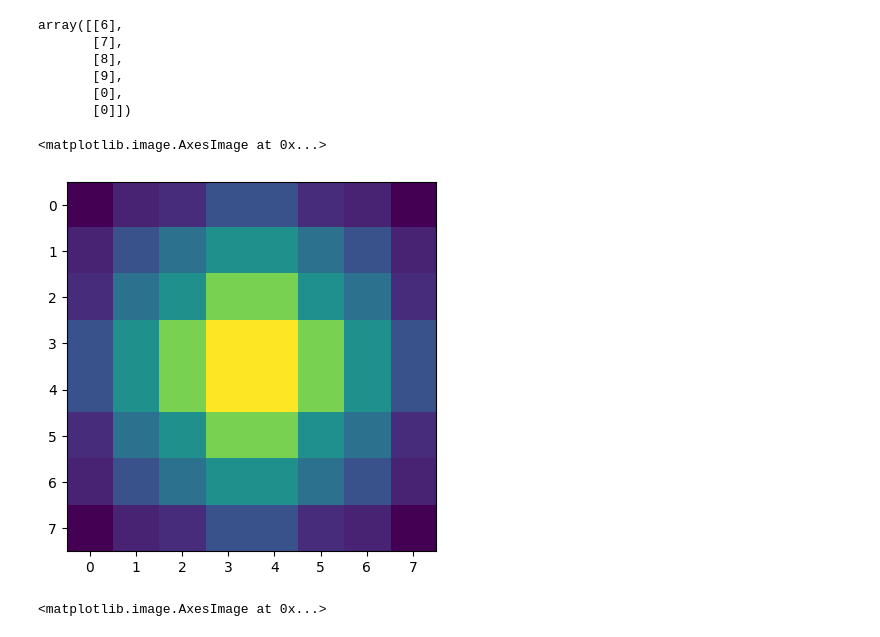
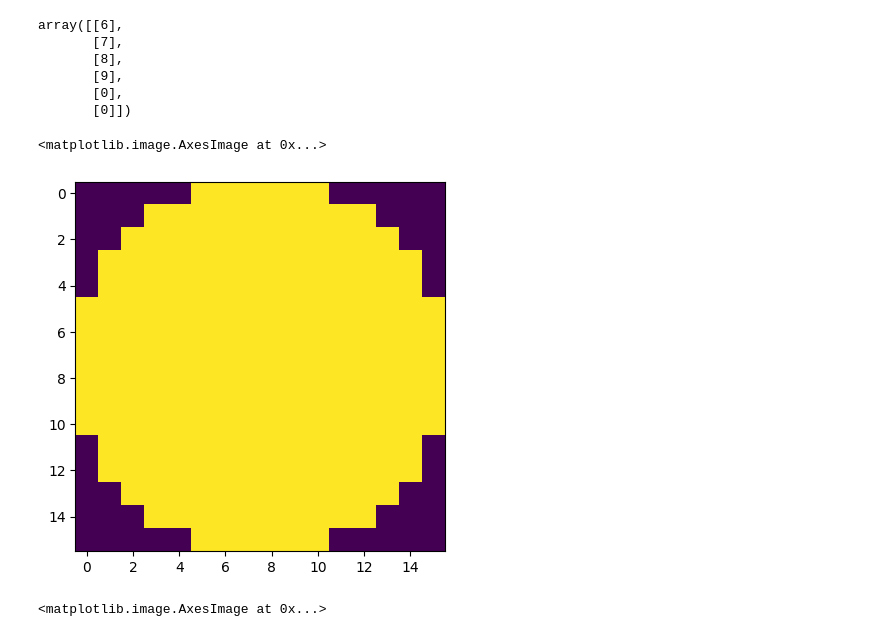
Before and after one commit to jaron-cui/nwm-planning, a Jupyter notebook: experiment/nav2d_topo.ipynb, the cells around one changed output. Cells and saved outputs as stored; diff of their text form; code cells hidden in the pictures.

```diff
--- a/experiment/nav2d_topo.ipynb
+++ b/experiment/nav2d_topo.ipynb
@@ -244,20 +244,30 @@ array([[6],
 # %%
 import matplotlib.pyplot as plt
 import numpy as np
+def circle_mask(width: int, circle_radius: float) -> np.ndarray:
+  array = np.zeros((width, width), dtype=np.bool)
+  center = np.full(2, width / 2)
+  for y in range(width):
+    for x in range(width):
+      pos = np.array([x, y]) + 0.5
+      if np.linalg.norm(pos - center) <= circle_radius:
+        array[y, x] = True
+  return array
+
 centerpoint_pattern = np.array([
        [0.0, 0.1, 0.125, 0.25, 0.25, 0.125, 0.1, 0.0],
        [0.1, 0.25, 0.375, 0.5, 0.5, 0.375, 0.25, 0.1],
        [0.125, 0.375, 0.5, 0.8, 0.8, 0.5, 0.375, 0.125],
        [0.25, 0.5, 0.8, 1.0, 1.0, 0.8, 0.5, 0.25],
        [0.25, 0.5, 0.8, 1.0, 1.0, 0.8, 0.5, 0.25],
        [0.125, 0.375, 0.5, 0.8, 0.8, 0.5, 0.375, 0.125],
        [0.1, 0.25, 0.375, 0.5, 0.5, 0.375, 0.25, 0.1],
        [0.0, 0.1, 0.125, 0.25, 0.25, 0.125, 0.1, 0.0],
     ])
-plt.imshow(centerpoint_pattern)
+plt.imshow(circle_mask(16, circle_radius=8))
 # %% [output]
 <matplotlib.image.AxesImage at 0x...>
-[figure, old version]
+[figure, new version]
 # %%
 import matplotlib.pyplot as plt
 
```
Also changed, not shown: 1 other file.
